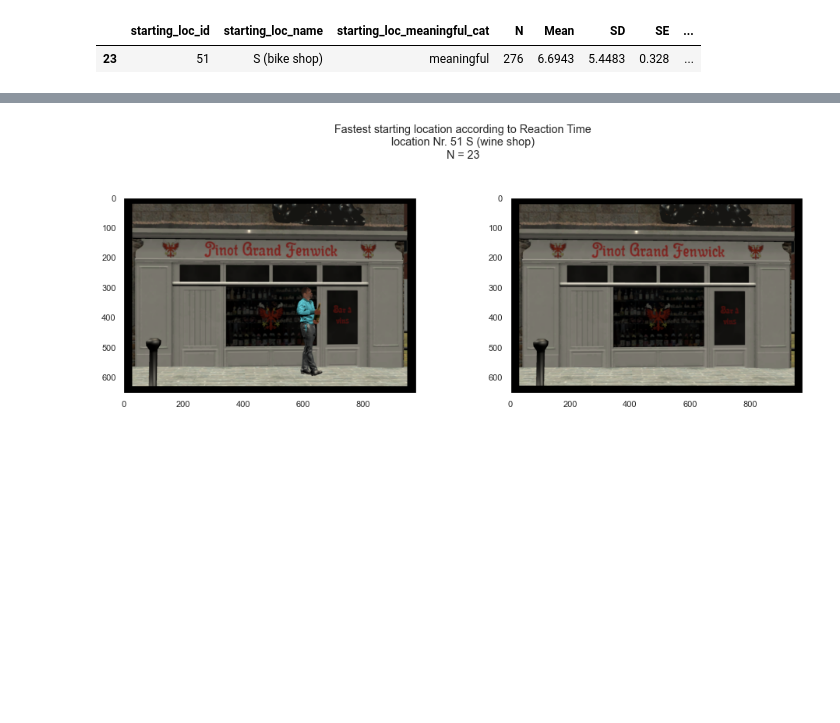
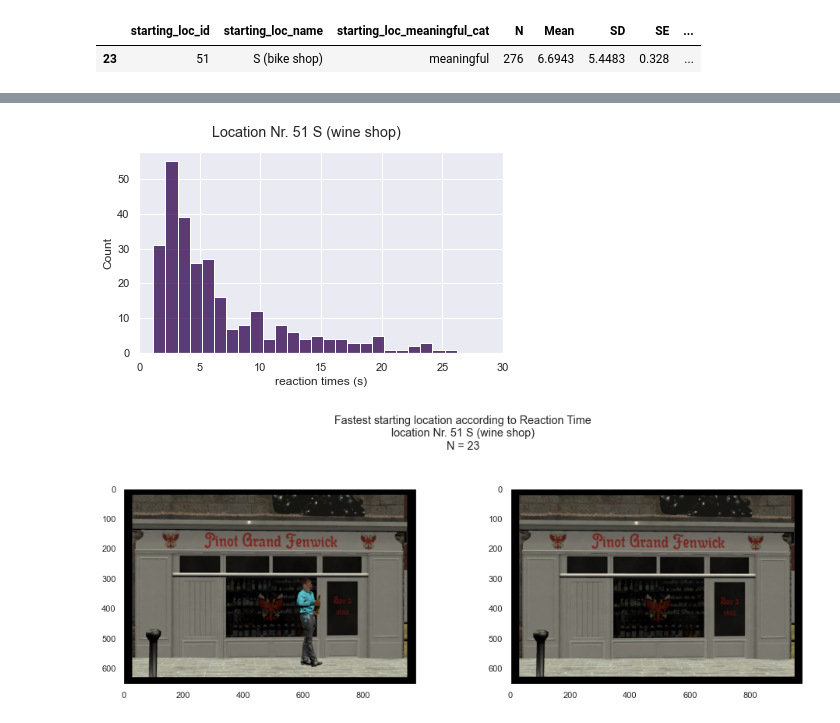
Before and after one commit to nora-maleki/humanA-pointing-task-analysis, a Jupyter notebook: analyses/01_main/03_analysis.ipynb, the cells around one changed output, grey strips where cells are left out. Saved outputs shown, nothing was run; the diff lists cells and outputs as text; code cells hidden in the pictures; blank space fills up the shorter version.

```diff
--- a/analyses/01_main/03_analysis.ipynb
+++ b/analyses/01_main/03_analysis.ipynb
@@ -604,3 +621,20 @@ display(
+# %%
+loc_id = 51
+df = df_cleaned.query('starting_loc_id == @loc_id')
+
+sns.histplot(
+    data=df,
+    x='RT',
+    binwidth=1
+).set(xlabel='reaction times (s)')
+
+plt.xlim(0,30)
+plt.suptitle(f'Location Nr. 51 S (wine shop)', y=.95)
+plt.savefig(f'{PLOT_PATH}/fastest_loc_RT_dist_{loc_id}_{N}.png', bbox_inches='tight', dpi=90)
+
+plt.show()
+# %% [output]
+[figure, added]
 # %%
 fig, axes = plt.subplots(nrows=1, ncols=2, figsize=(15, 5))
 
```
Also changed, not shown: parts of 4 cells of this notebook.
